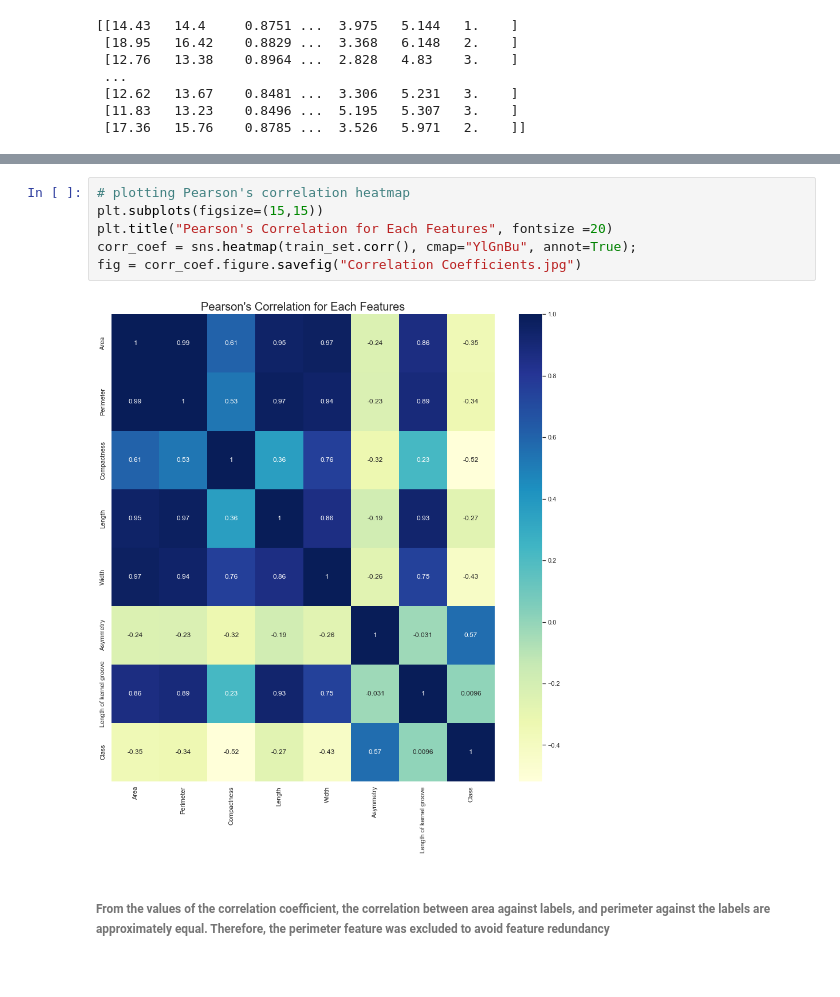
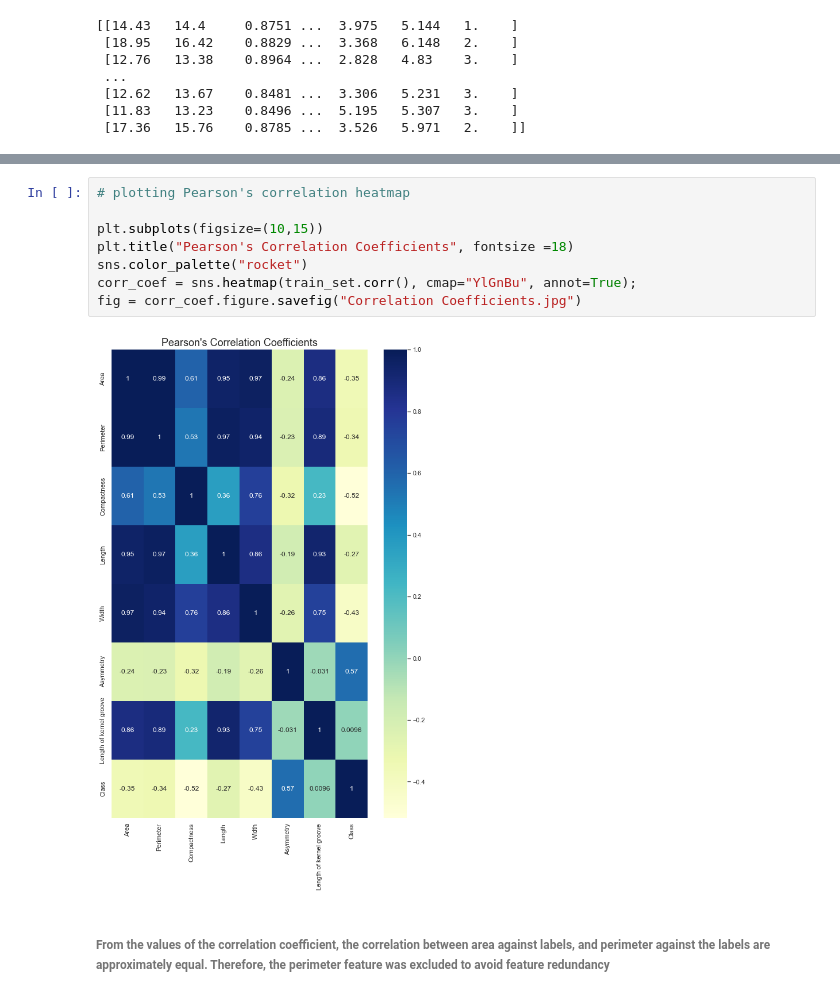
Before and after one commit to ARCHIBONG1/Wheat-Species-Prediction-Using-Clustering, a Jupyter notebook: Wheat Species Machine Learning Prediction_ Clustering Algorithms.ipynb, the cells around one changed output, grey strips where cells are left out. Saved outputs shown, nothing was run; the diff lists cells and outputs as text.

```diff
--- a/Wheat Species Machine Learning Prediction_ Clustering Algorithms.ipynb
+++ b/Wheat Species Machine Learning Prediction_ Clustering Algorithms.ipynb
@@ -92,12 +98,14 @@ fig = pair_plot2.figure.savefig("Pairplot2.jpg")
 [figure]
 # %%
 # plotting Pearson's correlation heatmap
-plt.subplots(figsize=(15,15))
-plt.title("Pearson's Correlation for Each Features", fontsize =20)
+
+plt.subplots(figsize=(10,15))
+plt.title("Pearson's Correlation Coefficients", fontsize =18)
+sns.color_palette("rocket")
 corr_coef = sns.heatmap(train_set.corr(), cmap="YlGnBu", annot=True);
 fig = corr_coef.figure.savefig("Correlation Coefficients.jpg")
 # %% [output]
-[figure, old version]
+[figure, new version]
 # %% [markdown]
 ###### From the values of the correlation coefficient, the correlation between area against labels, and perimeter against the labels are approximately equal. Therefore, the perimeter feature was excluded to avoid feature redundancy
 # %% [markdown]
```
Also changed, not shown: parts of 49 cells of this notebook.
